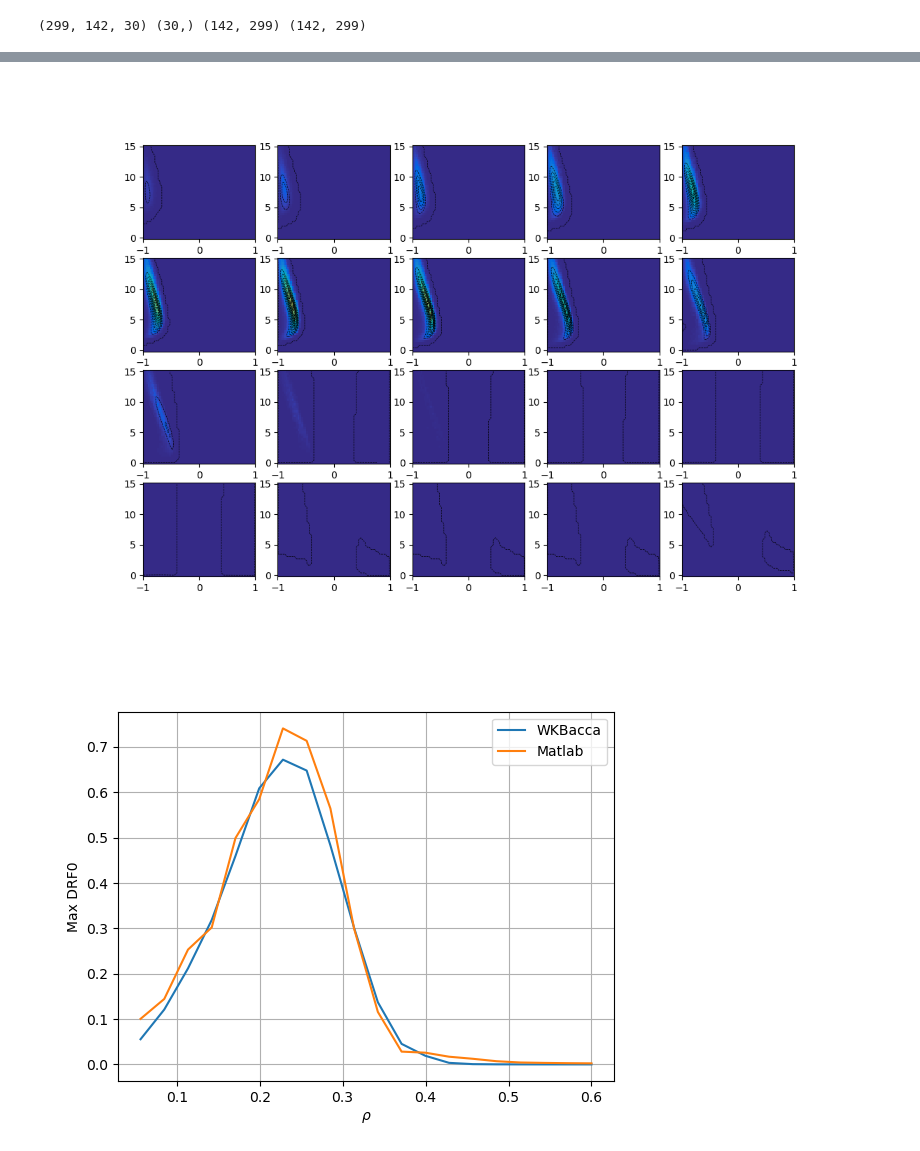
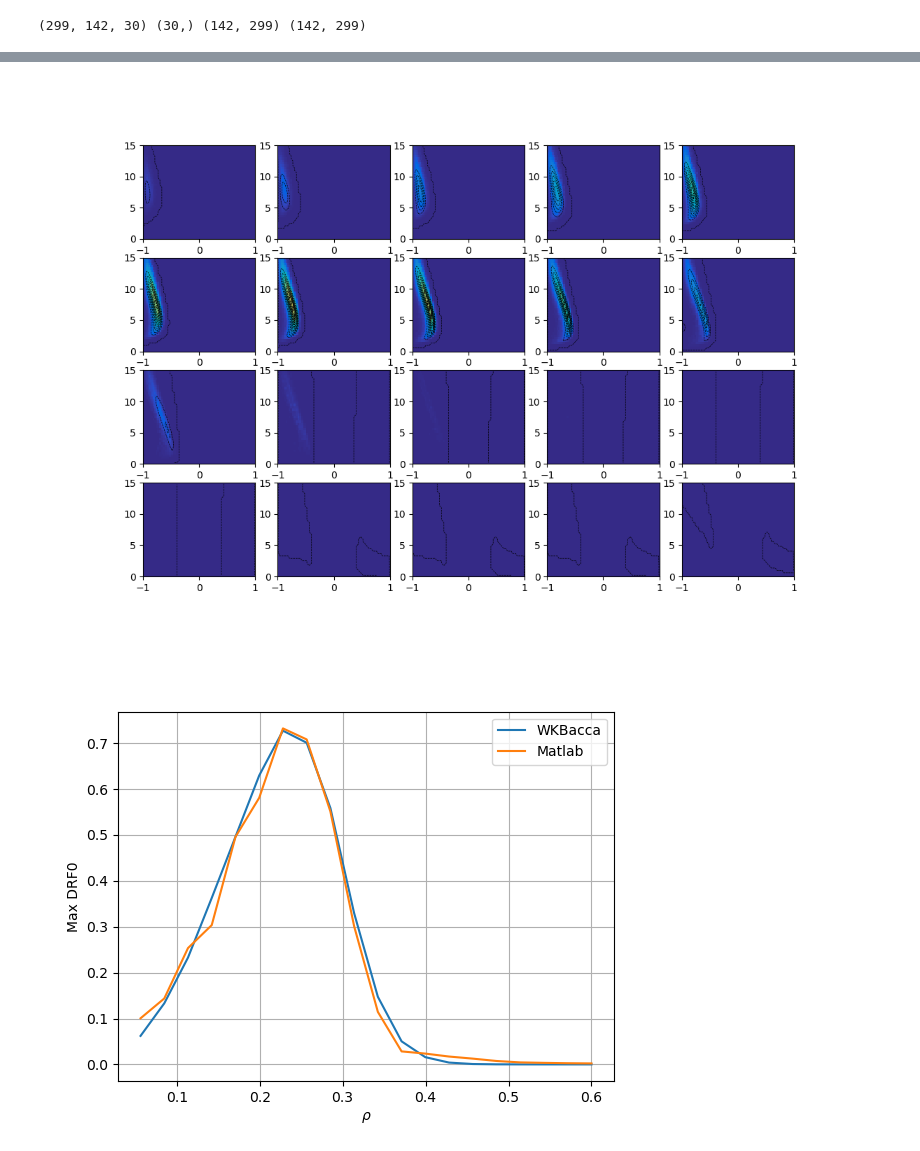
Before and after one commit to EwoutDevlaminck/WKBacca_QL, a Jupyter notebook: Analysis_comp.ipynb, the cells around one changed output, grey strips where cells are left out. Cells and saved outputs as stored; diff of their text form; code cells hidden in the pictures.

```diff
--- a/Analysis_comp.ipynb
+++ b/Analysis_comp.ipynb
@@ -56,8 +56,17 @@ cm_data = [[0.2081, 0.1663, 0.5292], [0.2116238095, 0.1897809524, 0.5776761905],
 parula_map = LinearSegmentedColormap.from_list('parula', cm_data)
 parula_map.set_under(cm_data[0])
 # %%
+#TCV72644 case
 #filename1 = '/home/devlamin/Documents/WKBeam_related/Cases_ran_before/TCV72644_1.25/No_fluct/QL_bounce_TCV72644_1.25_test.h5'
 filename1 = '/home/devlamin/Documents/WKBeam_related/WKBacca_QL/QL_bounce_TCV72644_1.25_test.h5' # Test with smaller file
-filename2 = '/home/devlamin/Documents/WKBeam_related/Cases_ran_before/TCV72644_1.25/Fluct/QL_bounce_TCV72644_1.25_test.h5'
+filename2 = '/home/devlamin/Documents/WKBeam_related/WKBacca_QL/QL_bounce_TCV72644_1.25_test_fluct.h5'
 #Had to move the file due to size limit
+
+matlab_file = '/home/devlamin/Documents/WKBeam_related/WKBacca_QL/WKBacca_cases/TCV72644_1.25/input/Drf_data.mat'
+
+# TCV74302 case
+#filename1 = '/home/devlamin/Documents/WKBeam_related/WKBacca_QL/QL_bounce_TCV74302_test.h5'
+#filename2 = '/home/devlamin/Documents/WKBeam_related/WKBacca_QL/QL_bounce_TCV74302_test.h5'
+
+#matlab_file = '/home/devlamin/Documents/WKBeam_related/WKBacca_QL/WKBacca_cases/TCV74302/input/Drf_data.mat'
 # %%
@@ -80,7 +89,7 @@ file2 = h5py.File(filename2, 'r')
 # Read the data
 
 # Select the wanted grid
-grid = 'wh'
+grid = 'hh'
 dataname = 'DRF0_' + grid
 
 DRF0_nofluct = file1[dataname][()]
@@ -91,6 +100,9 @@ DRF0_fluct = np.sum(DRF0_fluct, axis=-1)
 DRF0_nofluct = np.sum(DRF0_nofluct, axis=-1)
 
 psi = file1['psi'][()]
+psi_h = 0.5 * (psi[1:] + psi[:-1])
+d_psi = 1/2* (np.diff(psi)[:-1] + np.diff(psi)[1:])
+d_psi = np.concatenate(([np.diff(psi)[0]], d_psi, [np.diff(psi)[-1]]))
 theta = file1['theta'][()]
 p_norm = file1['p_norm'][()]
 ksi0 = file1['ksi0'][()][()]
@@ -253,0 +267,14 @@ print(Drf_mat_interp.shape)
+# %%
+
+from CommonModules.input_data import InputData
+from CommonModules.PlasmaEquilibrium import TokamakEquilibrium
+
+filename_Eq = '/home/devlamin/Documents/WKBeam_related/WKBacca_QL/WKBacca_cases/TCV72644_1.25/L4_raytracing.txt'
+#ilename_Eq = '/home/devlamin/Documents/WKBeam_related/WKBacca_QL/WKBacca_cases/TCV74302/L1_raytracing.txt'
+idata = InputData(filename_Eq)
+Eq = TokamakEquilibrium(idata)
+
+flux_vols = np.zeros_like(x_comp)
+
+for i in range(len(x_comp)):
+    flux_vols[i] = Eq.compute_volume2(x_comp[i]**2)
@@ -254,21 +290,21 @@ print(Drf_mat_interp.shape)
 # %%
-
+plt.figure()
 plt.figure(figsize=(12, 8))
 for i in range(len(x_comp)):
     ax = plt.subplot(4, 5, i+1)
-    ax.pcolormesh(ksi0, p_norm,1/5*x_comp[i]**2*DRF0_nofluct_interp[i,:, :].T, cmap=parula_map, vmin=0, vmax=1)
+    ax.pcolormesh(ksi0, p_norm,DRF0_nofluct_interp[i,:, :].T, cmap=parula_map, vmin=0, vmax=1)
     ax.contour(ksi0, p_norm, Drf_mat_interp[i,:, :].T, np.linspace(0, 1, 20), colors='k', linestyles='dashed', linewidths=0.5)
 
 plt.show()
 
 plt.figure()
-plt.plot(x_comp, 1/5*x_comp**2*np.amax(DRF0_nofluct_interp[:, :, :], axis=(1, 2)), label='WKBacca')
+plt.plot(x_comp, np.amax(DRF0_nofluct_interp[:, :, :], axis=(1, 2)), label='WKBacca')
 plt.plot(x_comp, np.amax(Drf_mat_interp[:, :, :], axis=(1, 2)), label='Matlab')
 plt.xlabel(r'$\rho$')
 plt.ylabel('Max DRF0')
 plt.legend()
 plt.grid()
 plt.show()
 # %% [output]
 [figure]
-[figure, old version]
+[figure, new version]
```
Also changed, not shown: parts of 17 cells of this notebook, 2 other files.
